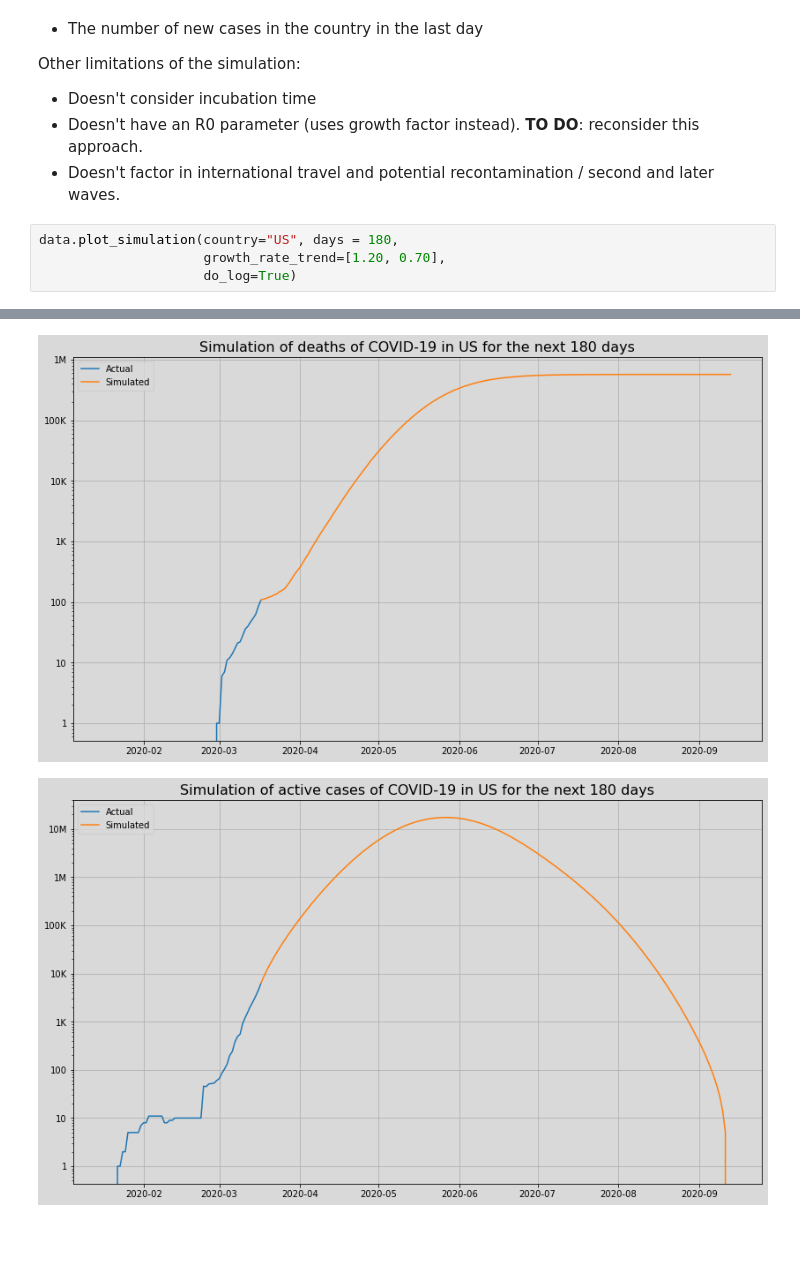
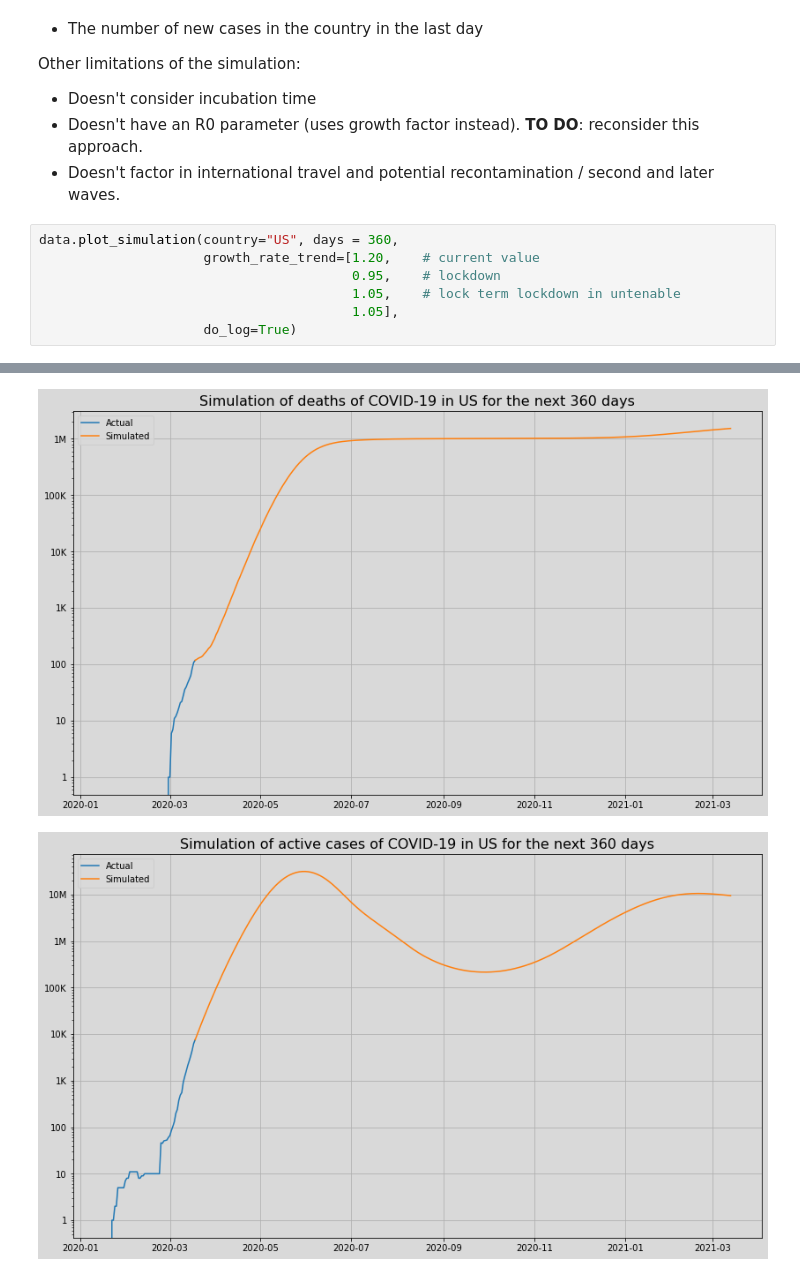
Before and after one commit to JeroenKools/covid19, a Jupyter notebook: COVID-19.ipynb, the cells around one changed output, grey strips where cells are left out. Drawn from its saved outputs; the diff is of its cells as text; blank space fills up the shorter version.

```diff
--- a/COVID-19.ipynb
+++ b/COVID-19.ipynb
@@ -224,7 +235,10 @@ Other limitations of the simulation:
 * Doesn't have an R0 parameter (uses growth factor instead). **TO DO**: reconsider this approach.
 * Doesn't factor in international travel and potential recontamination / second and later waves.
 # %%
-data.plot_simulation(country="US", days = 180,
-                     growth_rate_trend=[1.20, 0.70],
+data.plot_simulation(country="US", days = 360,
+                     growth_rate_trend=[1.20,    # current value
+                                        0.95,    # lockdown
+                                        1.05,    # lock term lockdown in untenable
+                                        1.05],
                      do_log=True)
 # %% [output]
@@ -232,2 +246,2 @@ data.plot_simulation(country="US", days = 180,
-[figure, old version]
+[figure, new version]
-[figure, old version]
+[figure, new version]
```
Also changed, not shown: parts of 16 cells of this notebook, 1 other file.
